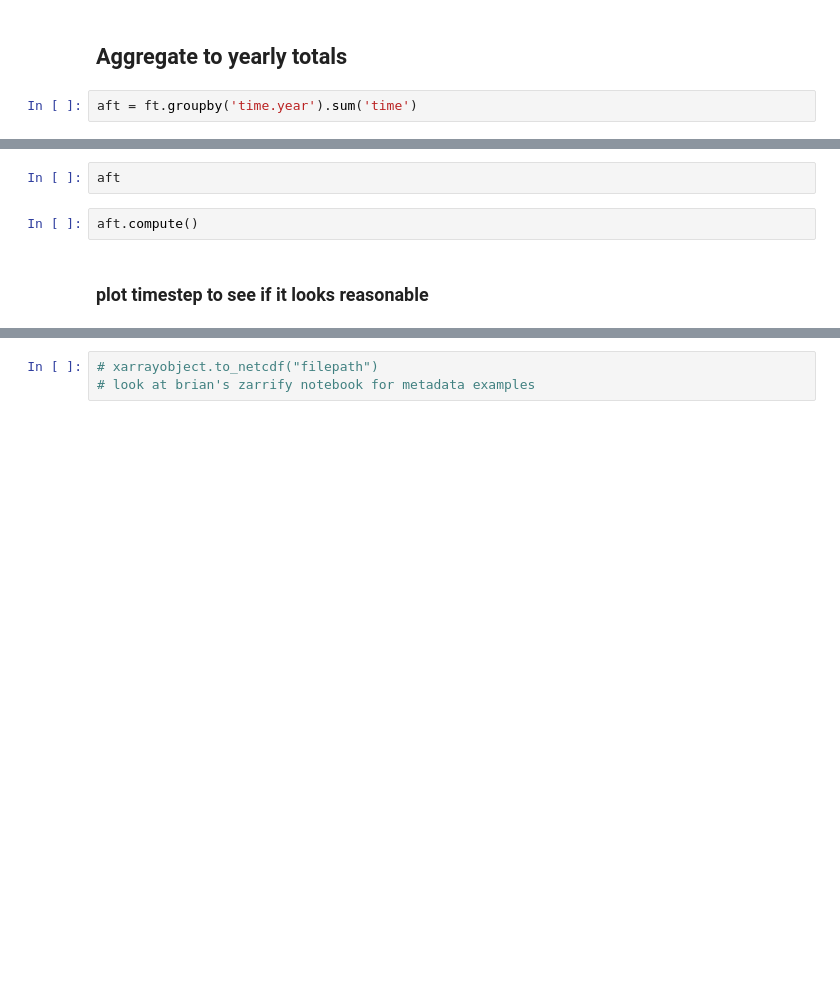
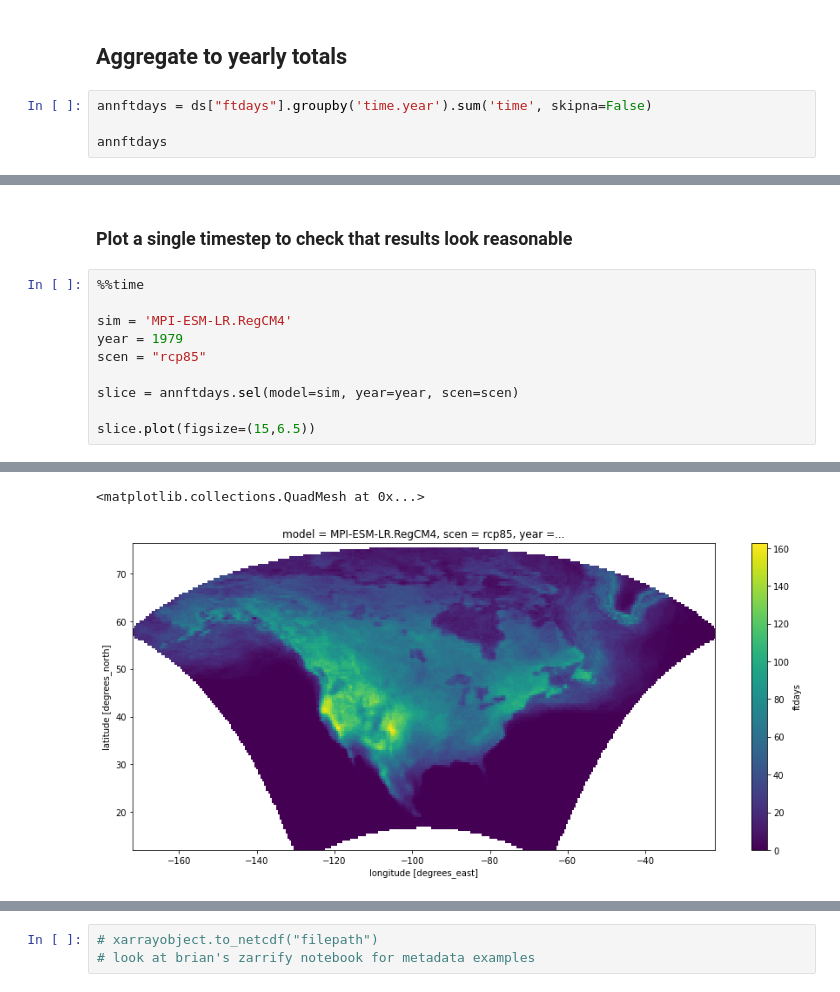
Before and after one commit to anissa111/na-cordex-zarr-jnb, a Jupyter notebook: notebooks/na-cordex/freeze-thaw-day-calculation.ipynb, the cells around one changed output, grey strips where cells are left out. Drawn from its saved outputs; the diff is of its cells as text; blank space fills up the shorter version.

```diff
--- a/notebooks/na-cordex/freeze-thaw-day-calculation.ipynb
+++ b/notebooks/na-cordex/freeze-thaw-day-calculation.ipynb
@@ -242,4 +233,6 @@ plotMap(ax, slice)
 # %% [markdown]
 ## Aggregate to yearly totals
 # %%
-aft = ft.groupby('time.year').sum('time')
+annftdays = ds["ftdays"].groupby('time.year').sum('time', skipna=False)
+
+annftdays
@@ -246,6 +267,13 @@ aft = ft.groupby('time.year').sum('time')
-# %%
-aft
-# %%
-aft.compute()
-# %% [markdown]
-### plot timestep to see if it looks reasonable
+# %% [markdown]
+### Plot a single timestep to check that results look reasonable
+# %%
+%%time
+
+sim = 'MPI-ESM-LR.RegCM4'
+year = 1979
+scen = "rcp85"
+
+slice = annftdays.sel(model=sim, year=year, scen=scen)
+
+slice.plot(figsize=(15,6.5))
+# %% [output]
@@ -251,0 +282,2 @@ aft.compute()
+<matplotlib.collections.QuadMesh at 0x...>
+[figure, added]
```
Also changed, not shown: parts of 29 cells of this notebook.
